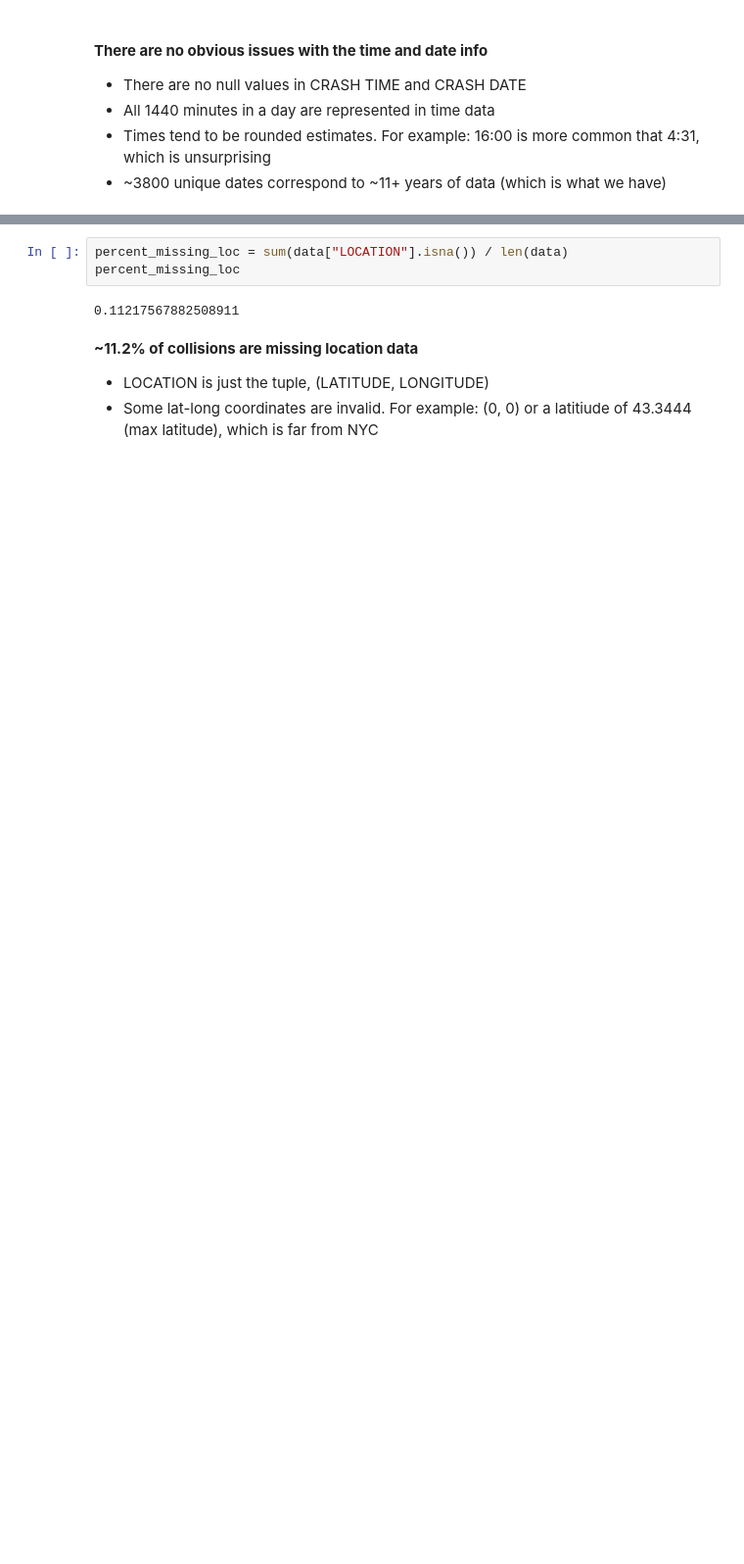
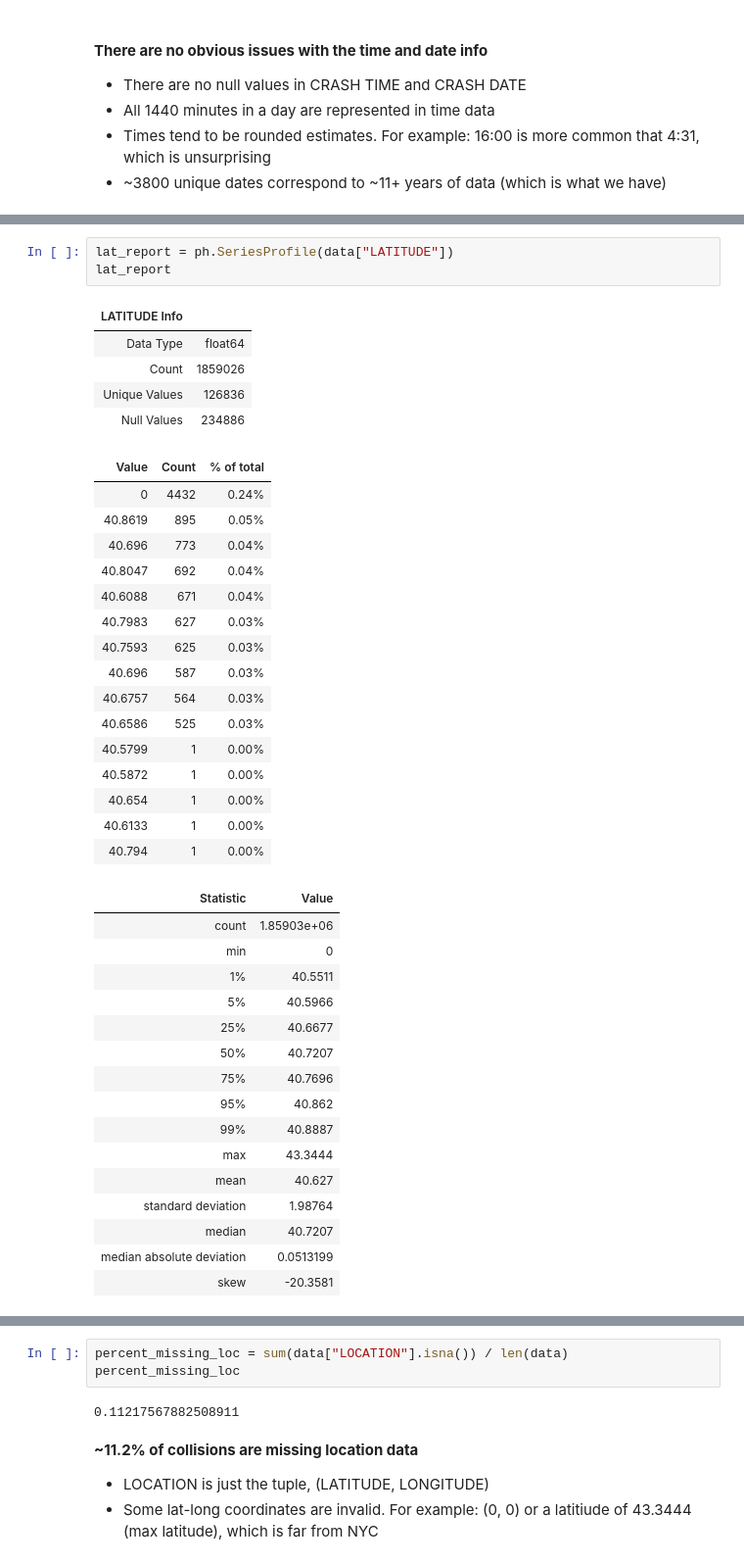
Before and after one commit to ray310/NYC-Vehicle-Collisions, a Jupyter notebook: 1-profiling-raw-collision-data.ipynb, the cells around one changed output, grey strips where cells are left out. Shown: that part at 98% size. Saved outputs shown, nothing was run; the diff lists cells and outputs as text; blank space fills up the shorter version.

```diff
--- a/1-profiling-raw-collision-data.ipynb
+++ b/1-profiling-raw-collision-data.ipynb
@@ -113 +206,42 @@ time_report, date_report
+# %%
+lat_report = ph.SeriesProfile(data["LATITUDE"])
+lat_report
+# %% [output]
+| LATITUDE Info |  |
+| Data Type | float64 |
+| Count | 1859026 |
+| Unique Values | 126836 |
+| Null Values | 234886 |
+| Value | Count | % of total |
+| 0 | 4432 | 0.24% |
+| 40.8619 | 895 | 0.05% |
+| 40.696 | 773 | 0.04% |
+| 40.8047 | 692 | 0.04% |
+| 40.6088 | 671 | 0.04% |
+| 40.7983 | 627 | 0.03% |
+| 40.7593 | 625 | 0.03% |
+| 40.696 | 587 | 0.03% |
+| 40.6757 | 564 | 0.03% |
+| 40.6586 | 525 | 0.03% |
+| 40.5799 | 1 | 0.00% |
+| 40.5872 | 1 | 0.00% |
+| 40.654 | 1 | 0.00% |
+| 40.6133 | 1 | 0.00% |
+| 40.794 | 1 | 0.00% |
+| Statistic | Value |
+| count | 1.85903e+06 |
+| min | 0 |
+| 1% | 40.5511 |
+| 5% | 40.5966 |
+| 25% | 40.6677 |
+| 50% | 40.7207 |
+| 75% | 40.7696 |
+| 95% | 40.862 |
+| 99% | 40.8887 |
+| max | 43.3444 |
+| mean | 40.627 |
+| standard deviation | 1.98764 |
+| median | 40.7207 |
+| median absolute deviation | 0.0513199 |
+| skew | -20.3581 |
 # %%
```
Also changed, not shown: parts of 27 cells of this notebook.
